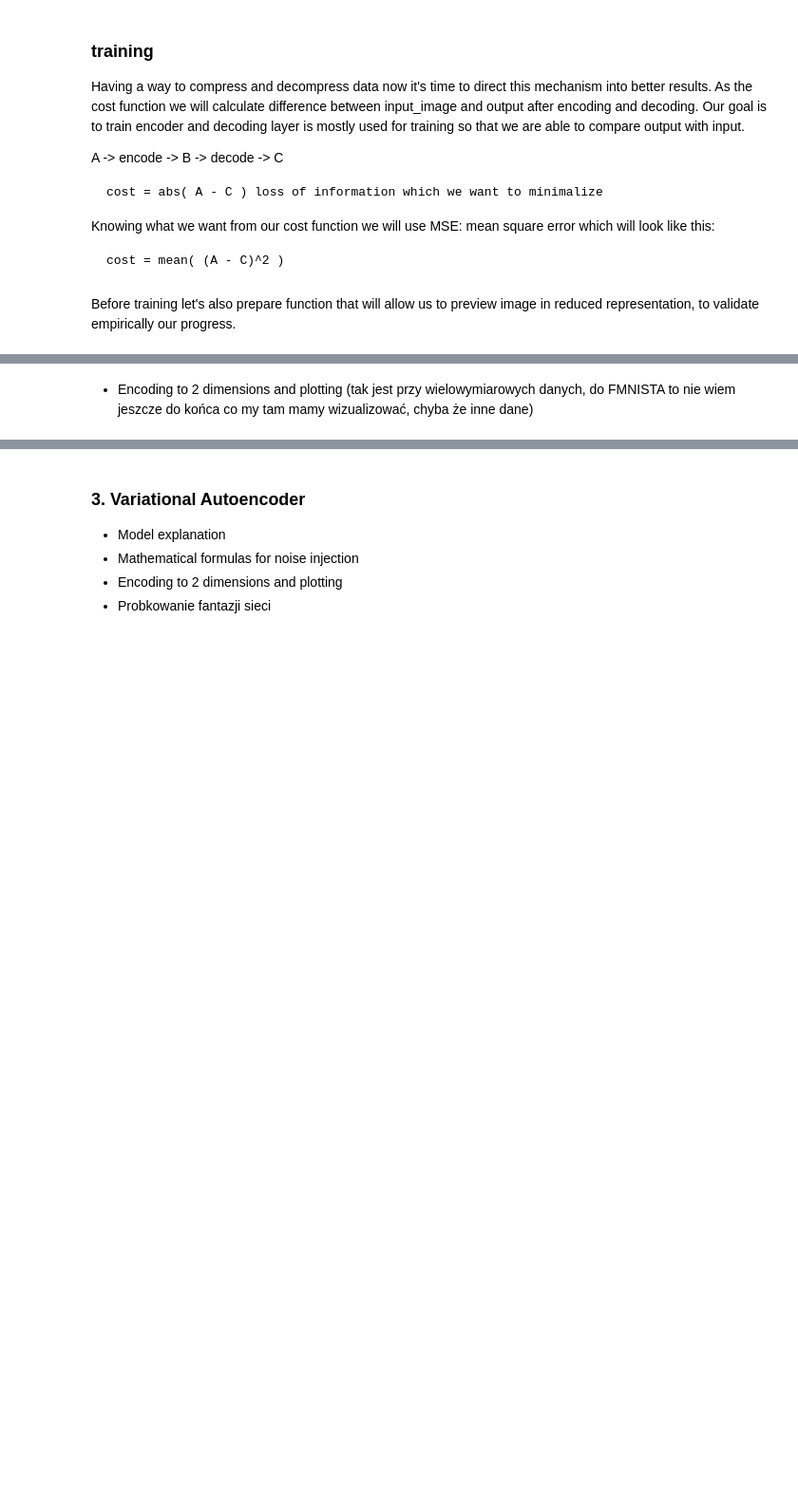
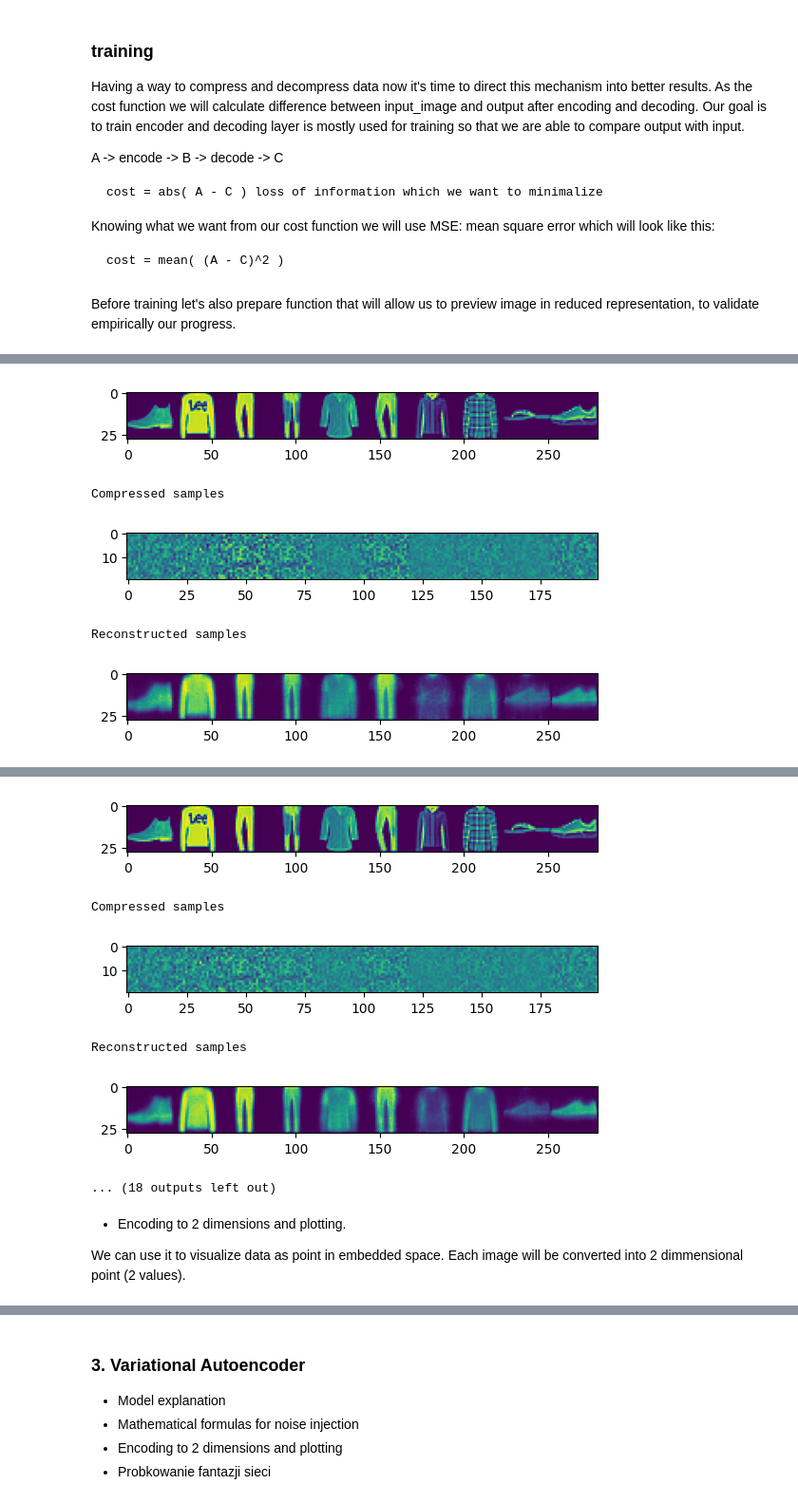
Before and after one commit to piotrekvs/agh-cs-ds-wdzd, a Jupyter notebook: autoencoders_tutorial.ipynb, the cells around one changed output, grey strips where cells are left out. Shown at 95% size. Saved outputs shown, nothing was run; the diff lists cells and outputs as text; code cells hidden in the pictures; blank space fills up the shorter version.

```diff
--- a/autoencoders_tutorial.ipynb
+++ b/autoencoders_tutorial.ipynb
@@ -175,11 +182,44 @@ def sample(model, test_samples):
 def preview_samples( samples, image_shape=(28,28) ):
     plt.imshow(np.hstack(samples.reshape(-1 ,image_shape[0], image_shape[1])))
     plt.show()
+# %%
+def train_ae_variations(model, data, epochs=5, learning_rate=1e-4, plot_2d_latent = False, plot_decompressed = False):
+    optimizer = torch.optim.Adam(model.parameters(), lr=learning_rate)
+    loss_history = []
+    for i in range(epochs):
+        batch_loss = 0
+        for batch in data:
+            optimizer.zero_grad()
+            recon_batch = model(batch)
+            loss = model.loss_calculation(recon_batch, batch, cost_function)
+            loss.backward()
+            optimizer.step()
+            batch_loss += loss.item()
+        loss_history.append(batch_loss/len(data))
+        print(f'Epoch {i} Loss: {loss.item()}')
+        if(plot_2d_latent):
+            compressed_samples = model.encode(X_test.view(-1, INPUT_SIZE)).detach().numpy()
+            plt.scatter(compressed_samples[:,0], compressed_samples[:,1], c=y_test, cmap='tab10')
+            plt.colorbar()
+            plt.show()
+
+
+        if(plot_decompressed):
+            sample_data = X_test[:10].view(-1, INPUT_SIZE)
+            print('Original samples')
+            preview_samples(sample_data)
+            print("Compressed samples")
+            compressed_samples = model.encode(sample_data).detach().numpy()
+            preview_samples(compressed_samples, image_shape=(LATENT_SPACE_SIDE, LATENT_SPACE_SIDE))
+            print('Reconstructed samples')
+            reconstructed_samples = model.decode(torch.tensor(compressed_samples)).detach().numpy()
+            preview_samples(reconstructed_samples)
+    return loss_history
 # %%
 #split training data into batches
-EPOCHS = 10
-BATCH_SIZE = 64
-LEARNING_RATE = 1e-3
+EPOCHS = 5
+BATCH_SIZE = 120
+LEARNING_RATE = 1e-4
 
 X_train = torch.tensor(X_train, dtype=torch.float32)
 X_test = torch.tensor(X_test, dtype=torch.float32)
@@ -228,2 +227,0 @@ Reconstructed samples
-# %% [markdown]
-   - Encoding to 2 dimensions and plotting (tak jest przy wielowymiarowych danych, do FMNISTA to nie wiem jeszcze do końca co my tam mamy wizualizować, chyba że inne dane)
@@ -261,0 +228,4 @@ class AutoencoderDeeper(nn.Module):
+# %%
+ae = Autoencoder()
+loss_history = train_ae_variations(ae, batched_data, epochs=EPOCHS, learning_rate=LEARNING_RATE, plot_decompressed=True)
+# %% [output]
@@ -261,0 +234,5 @@ class AutoencoderDeeper(nn.Module):
+[figure, added]
+Compressed samples
+[figure, added]
+Reconstructed samples
+[figure, added]
@@ -262,3 +241,13 @@ class AutoencoderDeeper(nn.Module):
+[figure, added]
+Compressed samples
+[figure, added]
+Reconstructed samples
+[figure, added]
+... (18 outputs left out)
+# %% [markdown]
+   - Encoding to 2 dimensions and plotting.
+
+   We can use it to visualize data as point in embedded space. Each image will be converted into 2 dimmensional point (2 values).
 # %%
 def plot_2d_representation(x, y):
     plt.scatter(x[:,0],x[:,1] , c=y, cmap='tab10')
```
Also changed, not shown: parts of 9 cells of this notebook.
